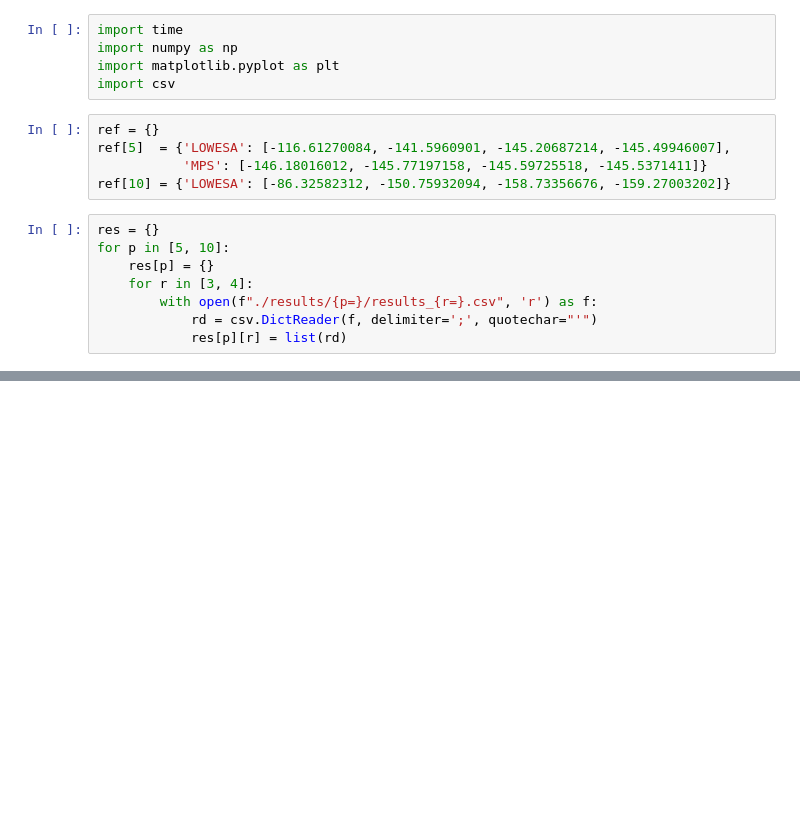
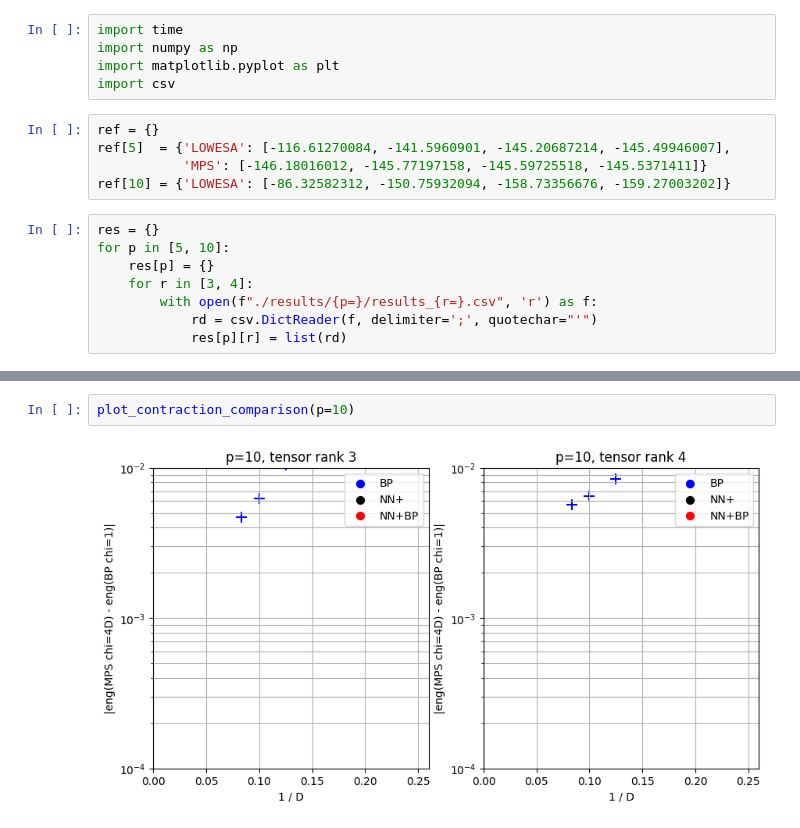
Before and after one commit to marekrams/hex, a Jupyter notebook: results_p=5_and_p=10.ipynb, the cells around one changed output, grey strips where cells are left out. Cells and saved outputs as stored; diff of their text form; blank space fills up the shorter version.

```diff
--- a/results_p=5_and_p=10.ipynb
+++ b/results_p=5_and_p=10.ipynb
@@ -107,0 +96,4 @@ res[5][3]
+# %%
+plot_contraction_comparison(p=10)
+# %% [output]
+[figure, added]
```
Also changed, not shown: parts of 6 cells of this notebook, 6 other files.
